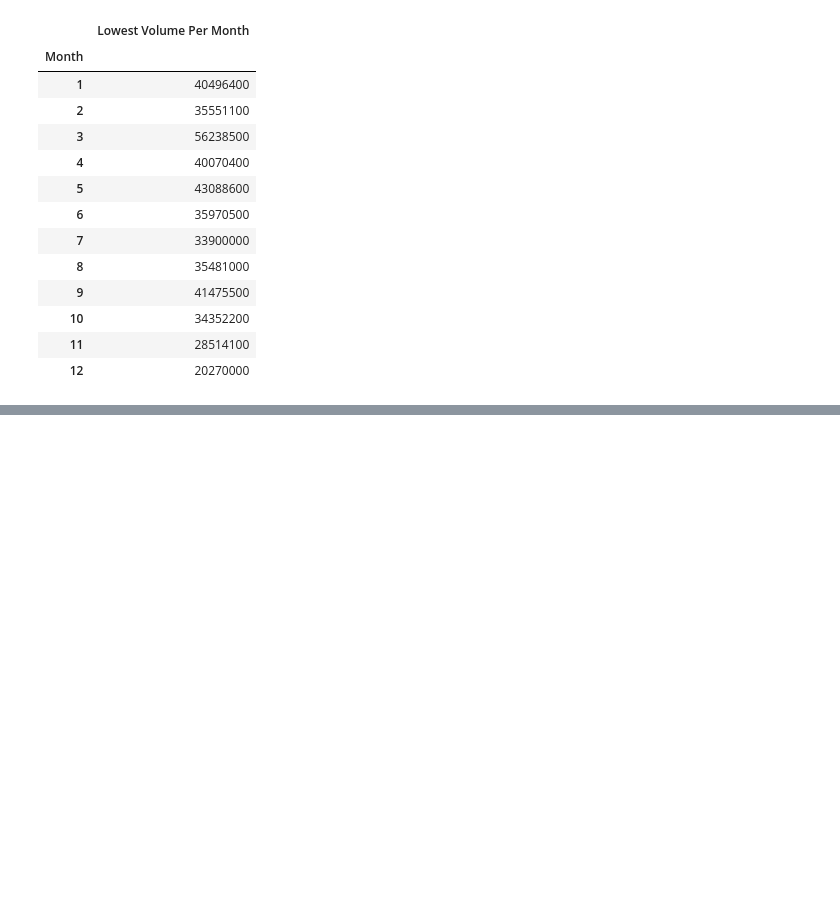
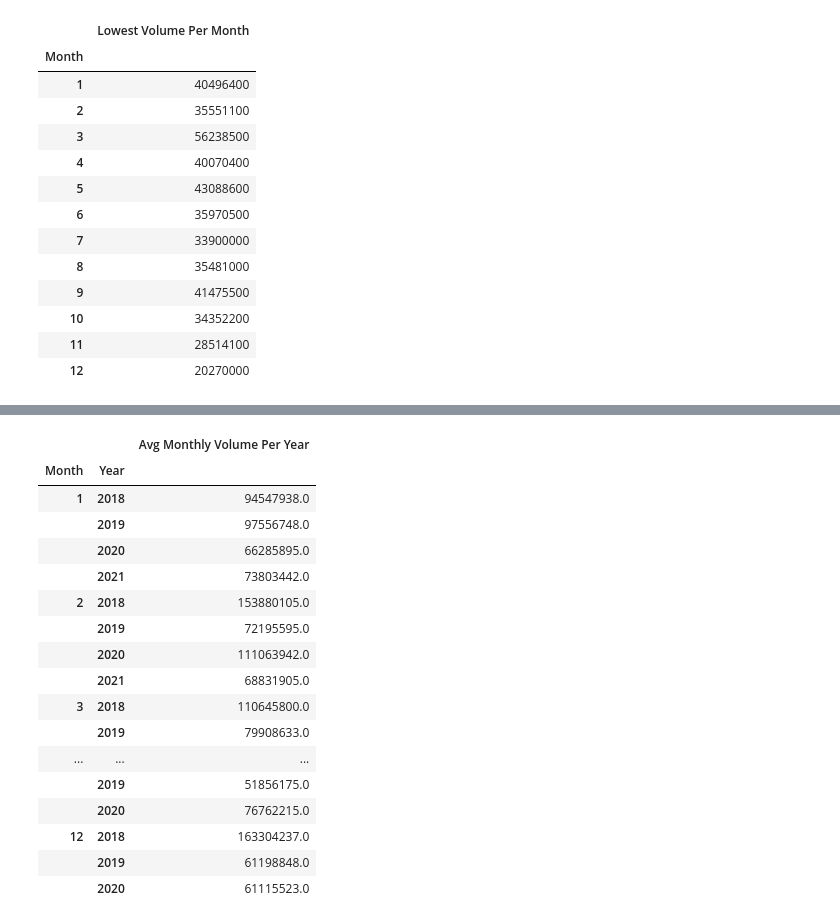
Before and after one commit to wesromero9/Project-1, a Jupyter notebook: spy volume.ipynb, the cells around one changed output, grey strips where cells are left out. Drawn from its saved outputs; the diff is of its cells as text; code cells hidden in the pictures; blank space fills up the shorter version.

```diff
--- a/spy volume.ipynb
+++ b/spy volume.ipynb
@@ -108,0 +157,24 @@ max_spy_volume.hvplot.bar(x='Month', y='Volume', xlabel='Month',color="purple",y
+# %%
+# Over the past 4 years, show spy's monthly average volume per year
+avg_spy_volume = spy.groupby(["Month","Year"]).mean()
+avg_spy_volume.rename(columns = {"Volume":"Avg Monthly Volume Per Year"}, inplace = True)
+avg_spy_volume.round(0)
+# %% [output]
+|  |  | Avg Monthly Volume Per Year |
+| Month | Year |  |
+| 1 | 2018 | 94547938.0 |
+|  | 2019 | 97556748.0 |
+|  | 2020 | 66285895.0 |
+|  | 2021 | 73803442.0 |
+| 2 | 2018 | 153880105.0 |
+|  | 2019 | 72195595.0 |
+|  | 2020 | 111063942.0 |
+|  | 2021 | 68831905.0 |
+| 3 | 2018 | 110645800.0 |
+|  | 2019 | 79908633.0 |
+| ... | ... | ... |
+|  | 2019 | 51856175.0 |
+|  | 2020 | 76762215.0 |
+| 12 | 2018 | 163304237.0 |
+|  | 2019 | 61198848.0 |
+|  | 2020 | 61115523.0 |
```
Also changed, not shown: parts of 27 cells of this notebook.
